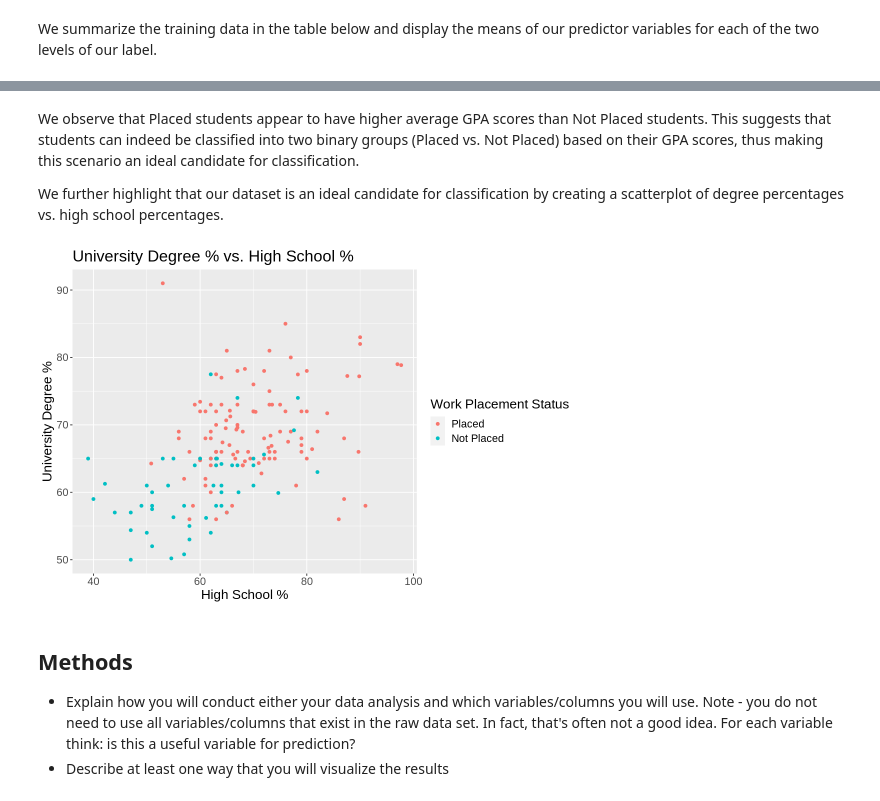
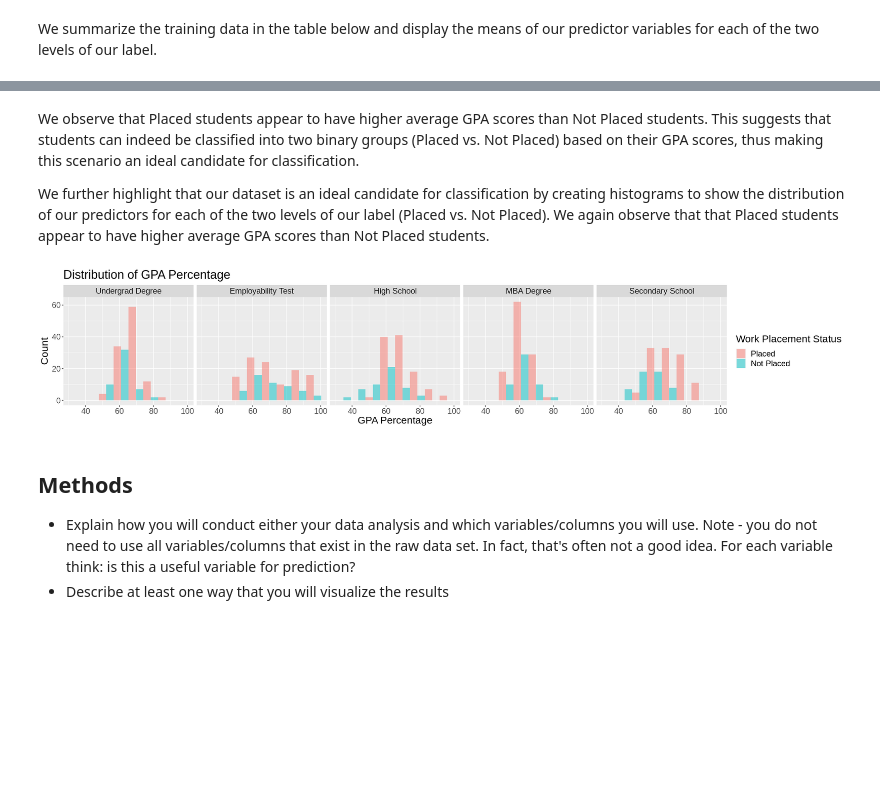
Before and after one commit to rmahinpei/dsci100-project, a Jupyter notebook: project-proposal.ipynb, the cells around one changed output, grey strips where cells are left out. Drawn from its saved outputs; the diff is of its cells as text; code cells hidden in the pictures; blank space fills up the shorter version.

Commit message:
Create histograms to show distribution of predictors

```diff
--- a/project-proposal.ipynb
+++ b/project-proposal.ipynb
@@ -98,20 +80,33 @@ A tibble: 2 × 6
 # %% [markdown]
 We observe that Placed students appear to have higher average GPA scores than Not Placed students. This suggests that students can indeed be classified into two binary groups (Placed vs. Not Placed) based on their GPA scores, thus making this scenario an ideal candidate for classification.
 
-We further highlight that our dataset is an ideal candidate for classification by creating a scatterplot of degree percentages vs. high school percentages.
+We further highlight that our dataset is an ideal candidate for classification by creating histograms to show the distribution of our predictors for each of the two levels of our label (Placed vs. Not Placed). We again observe that that Placed students appear to have higher average GPA scores than Not Placed students.
-# %%
-# visualize data by creating a scatterplot
-options(repr.plot.width = 9, repr.plot.height = 6)
-summary_plot <- ggplot(data_train, aes(x = hsc_p, y = degree_p, color = status)) +
-    geom_point() +
-    xlab("High School %") +
-    ylab("University Degree %") +
-    labs(color = "Work Placement Status") +
-    theme(text = element_text(size = 16)) +
-    ggtitle("University Degree % vs. High School %")
-summary_plot
-# %% [output]
-[figure, removed]
+# %%
+options(repr.plot.width = 20, repr.plot.height = 4)
+
+# adjust data format so that facet_grid can be applied
+data_plot <- data_train %>%
+    select(status, ssc_p, hsc_p, degree_p, mba_p, etest_p) %>%
+    pivot_longer(cols = ssc_p:etest_p,
+                 names_to = "degree_type",
+                 values_to = "gpa_p")
+
+gpa_labels <- c(ssc_p = "Secondary School",
+                hsc_p = "High School",
+                degree_p = "Undergrad Degree",
+                mba_p = "MBA Degree",
+                etest_p = "Employability Test")
+
+# create histograms to show distributions of predictors
+plot <- ggplot(data_plot, aes(x = gpa_p, fill = status)) +
+    geom_histogram(bins = 8, alpha = 0.5, position = "dodge") +
+    labs(x = "GPA Percentage", y = "Count", fill = "Work Placement Status") +
+    facet_grid(. ~ degree_type, labeller = labeller(degree_type = gpa_labels)) +
+    ggtitle("Distribution of GPA Percentage") +
+    theme(text = element_text(size = 18))
+plot
+# %% [output]
+[figure, added]
 # %% [markdown]
 ## Methods
 * Explain how you will conduct either your data analysis and which variables/columns you will use. Note - you do not need to use all variables/columns that exist in the raw data set. In fact, that's often not a good idea. For each variable think: is this a useful variable for prediction?
```
Also changed, not shown: parts of 2 cells of this notebook.
